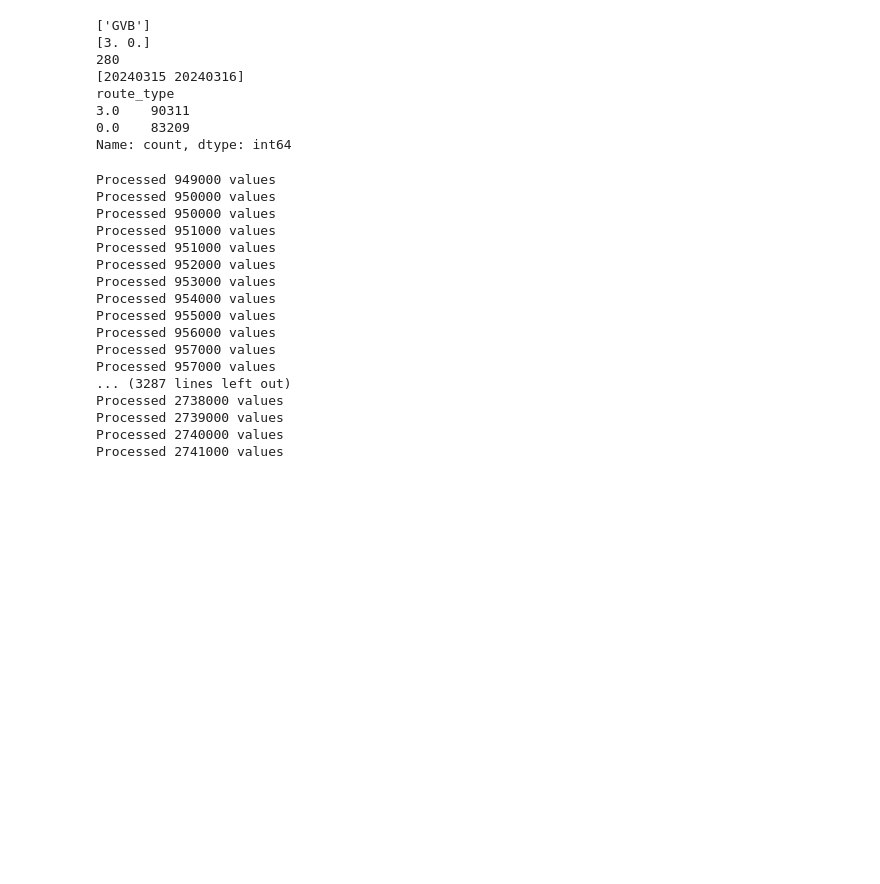
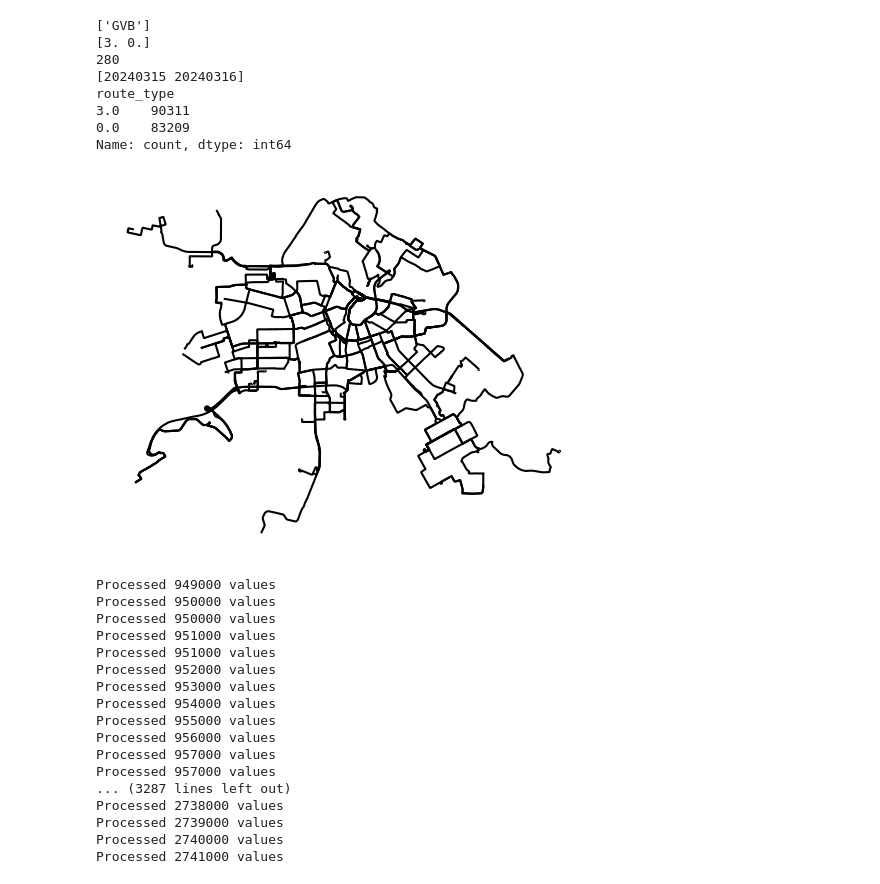
Before and after one commit to PeterKammLab/fair_sensing, a Jupyter notebook: prep_notebook.ipynb, the cells around one changed output. Saved outputs shown, nothing was run; the diff lists cells and outputs as text; code cells hidden in the pictures; blank space fills up the shorter version.

```diff
--- a/prep_notebook.ipynb
+++ b/prep_notebook.ipynb
@@ -74,6 +88,14 @@ Name: count, dtype: int64
 # %%
 # create public lines from GTFS data
 public_transport, tram_unique, bus_unique, bus_day_unique, bus_night_unique = extract_public_lines(gtfs_zip_path, agency)
+# %%
+
+public_transport.plot(edgecolor="black", facecolor="none")
+plt.gca().set_axis_off()
+plt.gcf().set_facecolor("white")
+plt.show()
+# %% [output]
+[figure, added]
 # %%
 # snap points to lines / routes
 snapped_realtime = snap_interpolated_points_to_routes(public_transport, gtfs_realtime_inter_merge)
```
Also changed, not shown: parts of 3 cells of this notebook.
